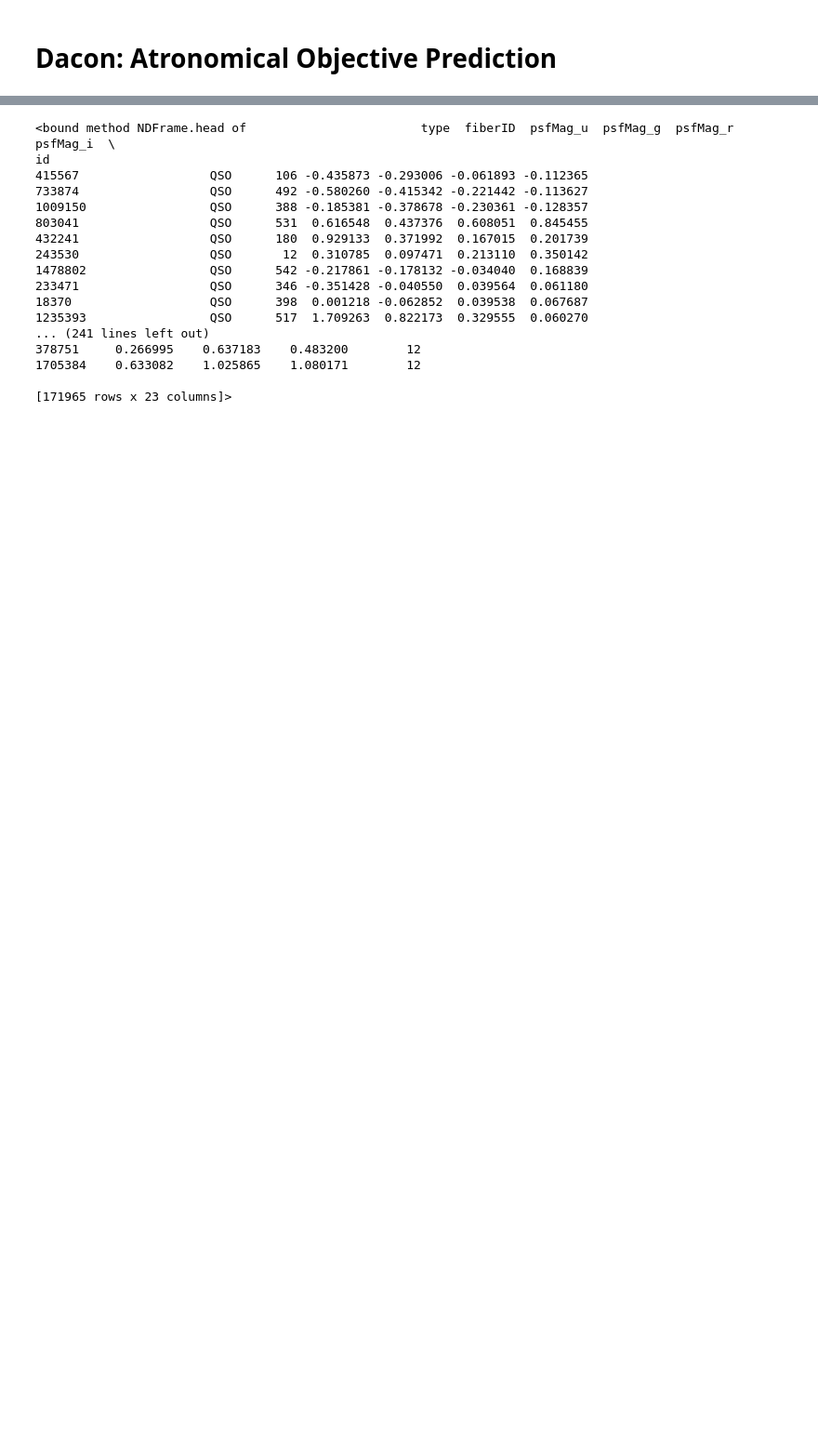
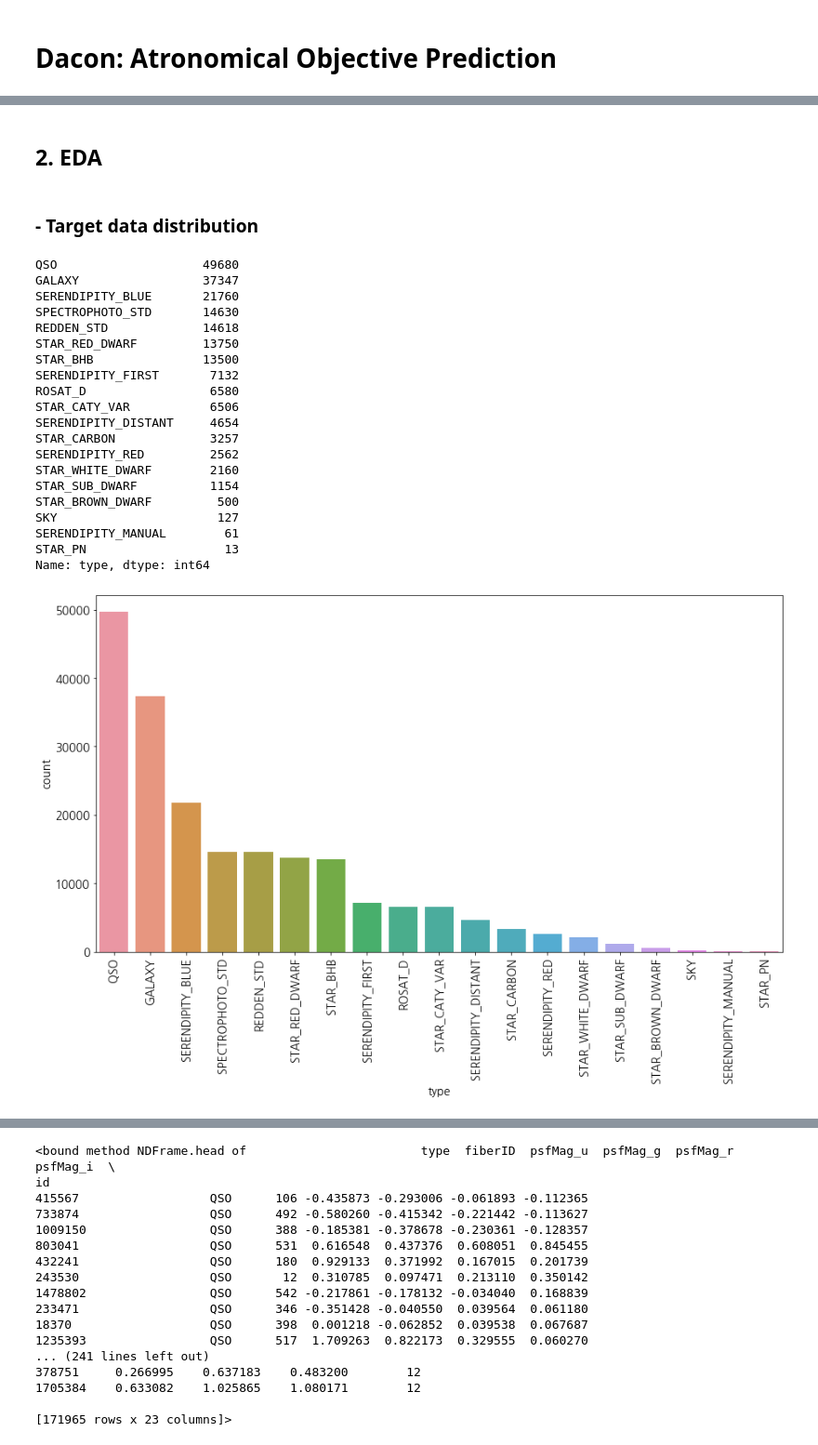
Before and after one commit to sopogen/Project_AstronomyPrediction, a Jupyter notebook: Astro_Prediction.ipynb, the cells around one changed output, grey strips where cells are left out. Shown at 93% size. Cells and saved outputs as stored; diff of their text form; code cells hidden in the pictures; blank space fills up the shorter version.

```diff
--- a/Astro_Prediction.ipynb
+++ b/Astro_Prediction.ipynb
@@ -3,6 +5,13 @@
 # %%
 import pandas as pd
 import numpy as np
+pd.set_option('display.max_column',None)
+pd.set_option('display.max_row',None)
+import matplotlib.pyplot as plt
+import matplotlib
+matplotlib.rc('font', family = 'NanumGothic', size=12.5)
+matplotlib.rcParams['axes.unicode_minus'] = False
+import seaborn as sns
 from sklearn.preprocessing import RobustScaler
 from sklearn.model_selection import train_test_split
 from sklearn.svm import SVC
@@ -184,0 +154,32 @@ dtype: int64
+# %% [markdown]
+## 2. EDA
+# %% [markdown]
+### - Target data distribution
+# %%
+print(train["type"].value_counts())
+plt.figure(figsize=(15,8))
+sns.countplot(x="type", data=train, order=train.type.value_counts().index)
+plt.xticks(rotation=90)
+plt.show()
+# %% [output]
+QSO                    49680
+GALAXY                 37347
+SERENDIPITY_BLUE       21760
+SPECTROPHOTO_STD       14630
+REDDEN_STD             14618
+STAR_RED_DWARF         13750
+STAR_BHB               13500
+SERENDIPITY_FIRST       7132
+ROSAT_D                 6580
+STAR_CATY_VAR           6506
+SERENDIPITY_DISTANT     4654
+STAR_CARBON             3257
+SERENDIPITY_RED         2562
+STAR_WHITE_DWARF        2160
+STAR_SUB_DWARF          1154
+STAR_BROWN_DWARF         500
+SKY                      127
+SERENDIPITY_MANUAL        61
+STAR_PN                   13
+Name: type, dtype: int64
+[figure, added]
```
Also changed, not shown: parts of 48 cells of this notebook.
